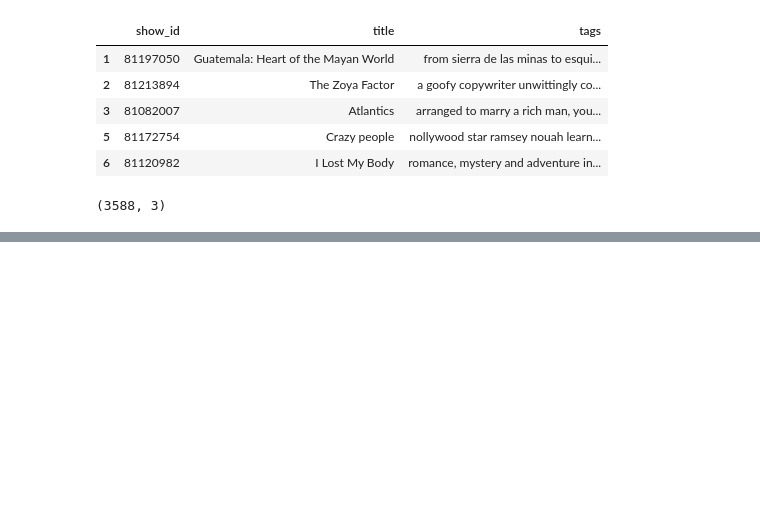
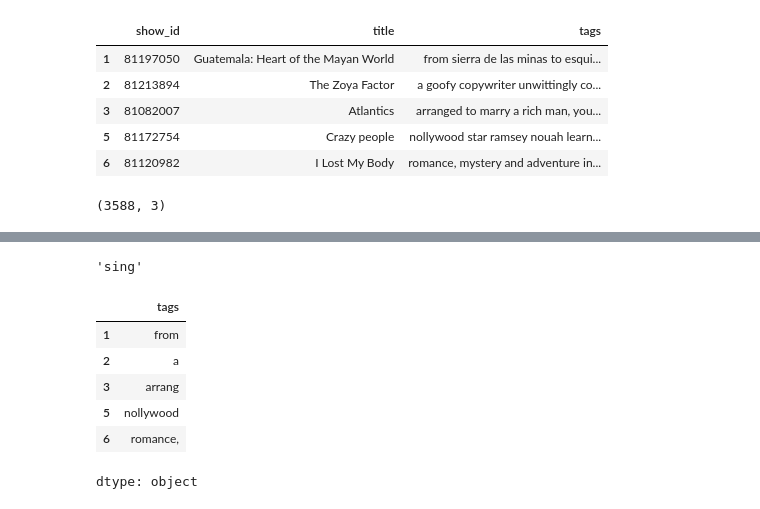
Before and after one commit to Pritishcoder07/Movie_Recommendation, a Jupyter notebook: Movie.ipynb, the cells around one changed output, grey strips where cells are left out. Cells and saved outputs as stored; diff of their text form; code cells hidden in the pictures; blank space fills up the shorter version.

```diff
--- a/Movie.ipynb
+++ b/Movie.ipynb
@@ -149,3 +151,15 @@ nmovie.shape
+# %%
+from nltk.stem.porter import PorterStemmer
+ps = PorterStemmer()
+# %%
+def stem (text):
+    y = []
+    for i in text.split():
+        y.append(ps.stem(i))
+
+        return " ".join(y)
+# %%
+nmovie['tags'] = nmovie['tags'].apply(stem)
 # %%
 from sklearn.feature_extraction.text import CountVectorizer
 cv = CountVectorizer(max_features=4000,stop_words='english')
@@ -155,0 +188,14 @@ cv.fit_transform(nmovie['tags']).toarray().shape
+# %%
+ps.stem('singing')
+# %% [output]
+'sing'
+# %%
+nmovie.head().tags
+# %% [output]
+|  | tags |
+| 1 | from |
+| 2 | a |
+| 3 | arrang |
+| 5 | nollywood |
+| 6 | romance, |
+dtype: object
```
Also changed, not shown: parts of 3 cells of this notebook.
